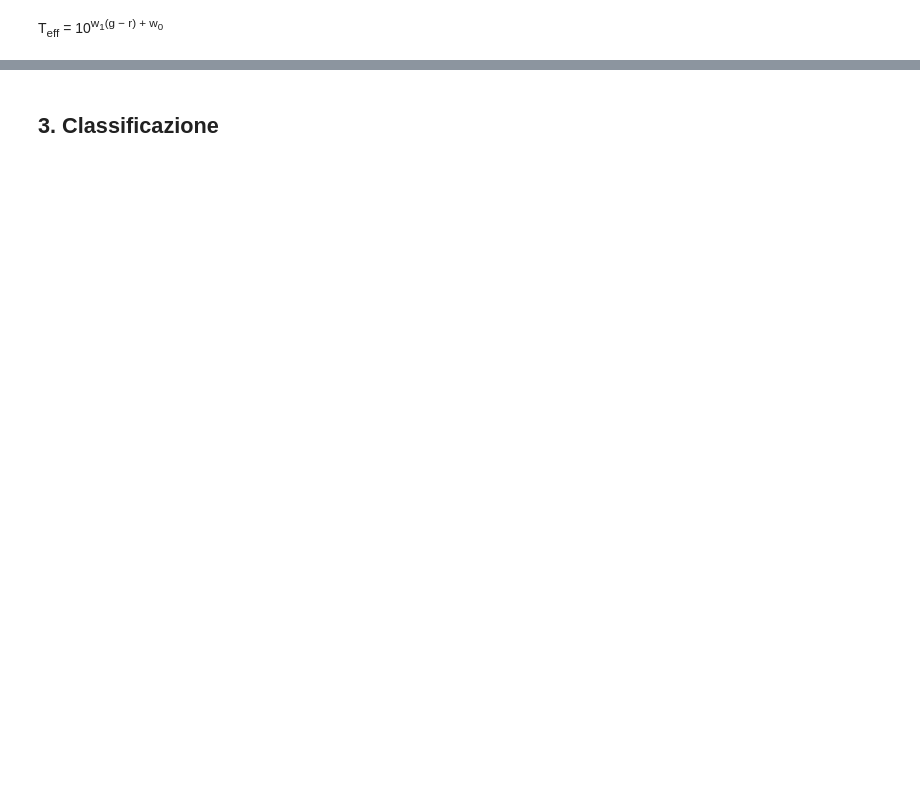
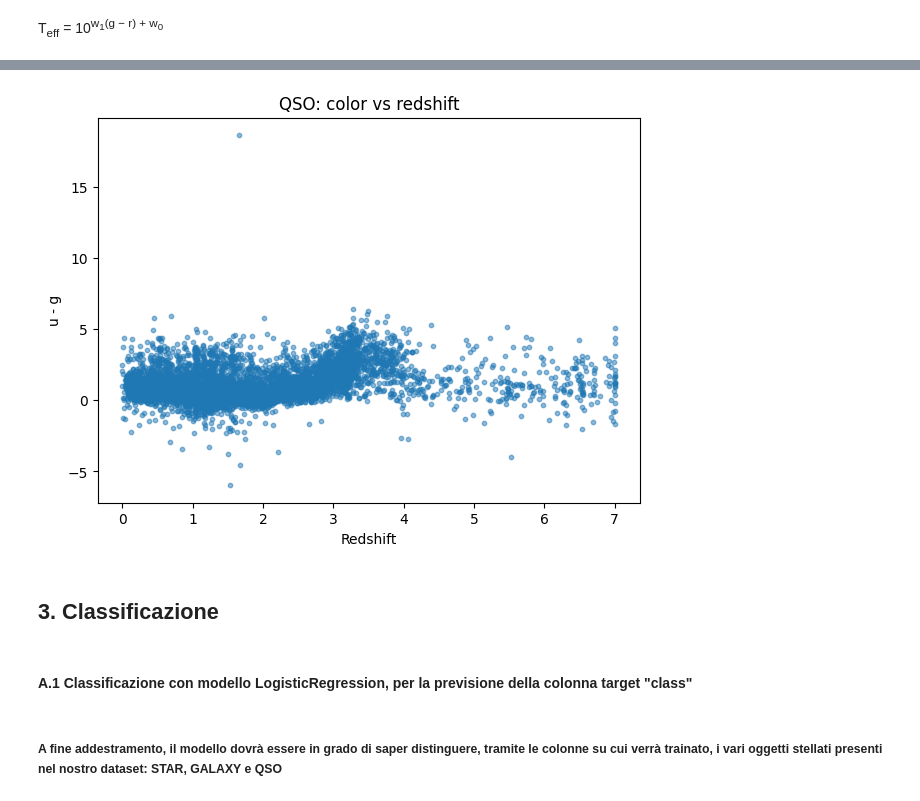
Before and after one commit to FabianCalangiu/Astronomical-Objects-Analysis, a Jupyter notebook: notebooks/astronomical_analysis.ipynb, the cells around one changed output, grey strips where cells are left out. Drawn from its saved outputs; the diff is of its cells as text; code cells hidden in the pictures; blank space fills up the shorter version.

```diff
--- a/notebooks/astronomical_analysis.ipynb
+++ b/notebooks/astronomical_analysis.ipynb
@@ -298,12 +407,18 @@ plt.show()
 # %%
 plt.figure(figsize=(7,5))
 plt.scatter(qso["redshift"], qso["u_g"], s=10, alpha=0.5)
 plt.xlabel("Redshift")
-plt.ylabel("u − g")
+plt.ylabel("u - g")
 plt.title("QSO: color vs redshift")
 plt.show()
+# %% [output]
+[figure, added]
 # %% [markdown]
 <h2>3. Classificazione</h2>
+# %% [markdown]
+<h4>A.1 Classificazione con modello LogisticRegression, per la previsione della colonna target "class"</h4>
+# %% [markdown]
+<h5>A fine addestramento, il modello dovrà essere in grado di saper distinguere, tramite le colonne su cui verrà trainato, i vari oggetti stellati presenti nel nostro dataset: STAR, GALAXY e QSO</h5>
 # %%
 df_class = df.copy()
 
```
Also changed, not shown: parts of 36 cells of this notebook.
